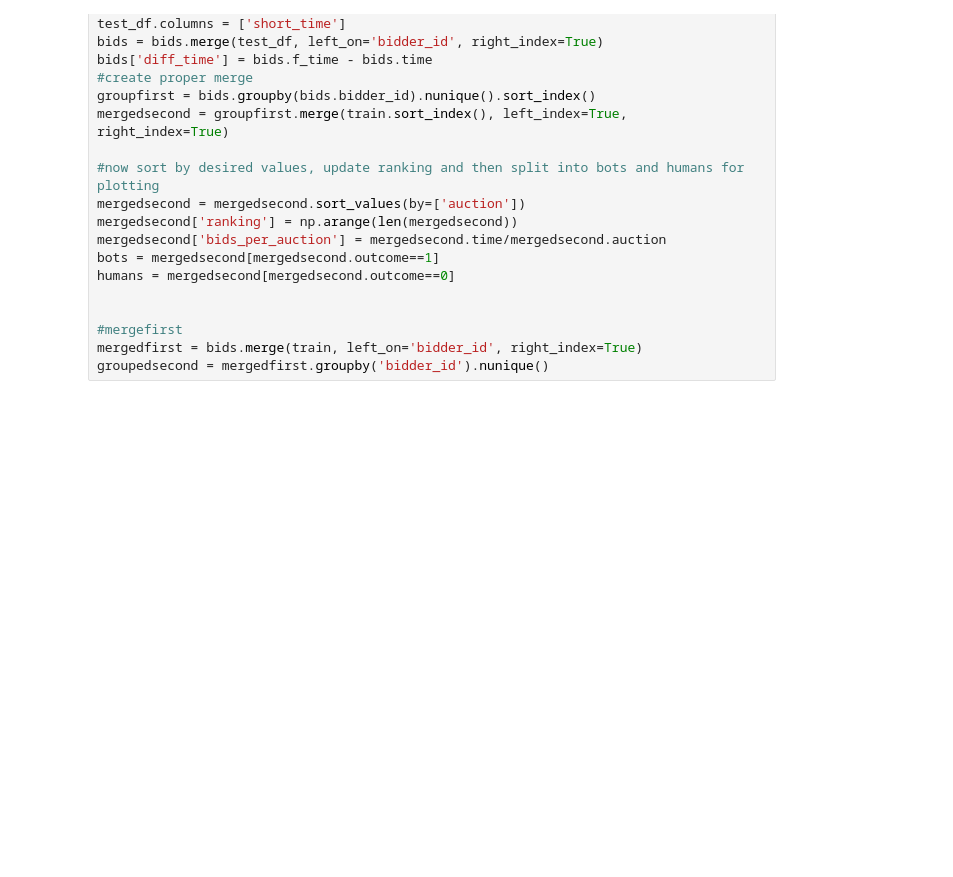
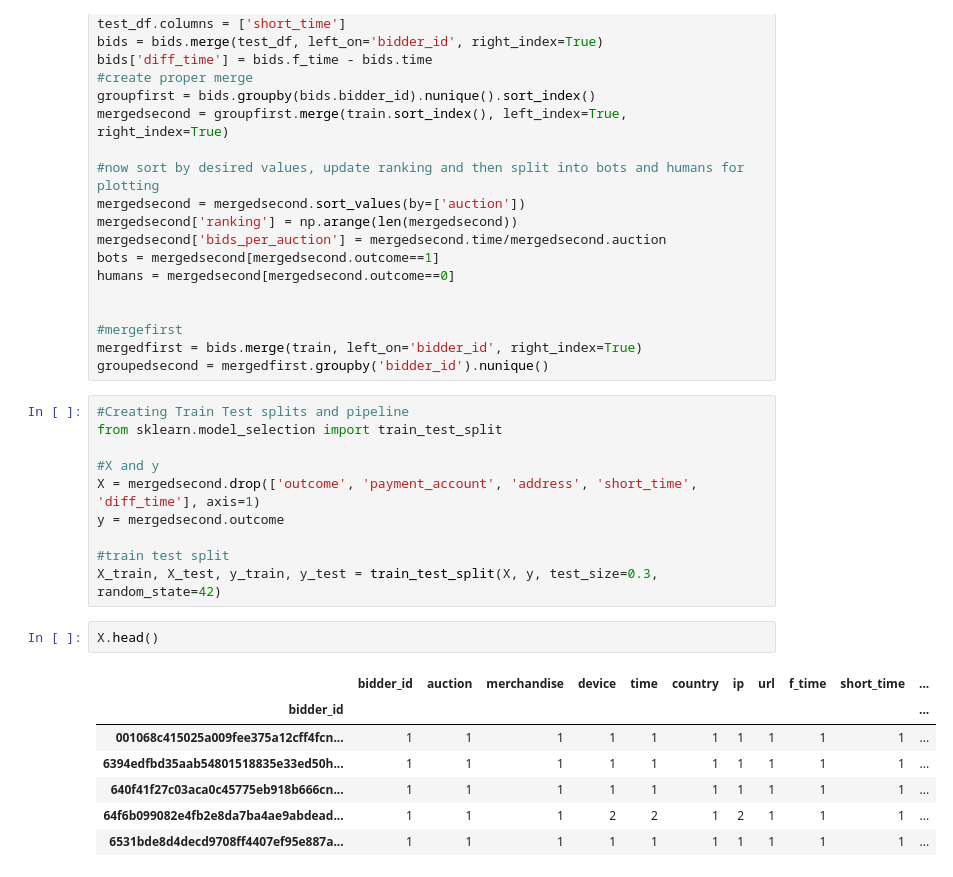
Before and after one commit to cvgardner/Springboard, a Jupyter notebook: Machine Learning.ipynb, the cells around one changed output. Cells and saved outputs as stored; diff of their text form; blank space fills up the shorter version.

```diff
--- a/Machine Learning.ipynb
+++ b/Machine Learning.ipynb
@@ -31,3 +31,23 @@ humans = mergedsecond[mergedsecond.outcome==0]
 #mergefirst
 mergedfirst = bids.merge(train, left_on='bidder_id', right_index=True)
 groupedsecond = mergedfirst.groupby('bidder_id').nunique()
+# %%
+#Creating Train Test splits and pipeline
+from sklearn.model_selection import train_test_split
+
+#X and y
+X = mergedsecond.drop(['outcome', 'payment_account', 'address', 'short_time', 'diff_time'], axis=1)
+y = mergedsecond.outcome
+
+#train test split
+X_train, X_test, y_train, y_test = train_test_split(X, y, test_size=0.3, random_state=42)
+# %%
+X.head()
+# %% [output]
+|  | bidder_id | auction | merchandise | device | time | country | ip | url | f_time | short_time | ... |
+| bidder_id |  |  |  |  |  |  |  |  |  |  | ... |
+| 001068c415025a009fee375a12cff4fcn... | 1 | 1 | 1 | 1 | 1 | 1 | 1 | 1 | 1 | 1 | ... |
+| 6394edfbd35aab54801518835e33ed50h... | 1 | 1 | 1 | 1 | 1 | 1 | 1 | 1 | 1 | 1 | ... |
+| 640f41f27c03aca0c45775eb918b666cn... | 1 | 1 | 1 | 1 | 1 | 1 | 1 | 1 | 1 | 1 | ... |
+| 64f6b099082e4fb2e8da7ba4ae9abdead... | 1 | 1 | 1 | 2 | 2 | 1 | 2 | 1 | 1 | 1 | ... |
+| 6531bde8d4decd9708ff4407ef95e887a... | 1 | 1 | 1 | 1 | 1 | 1 | 1 | 1 | 1 | 1 | ... |
```
Also changed, not shown: parts of 15 cells of this notebook, 1 other file.
